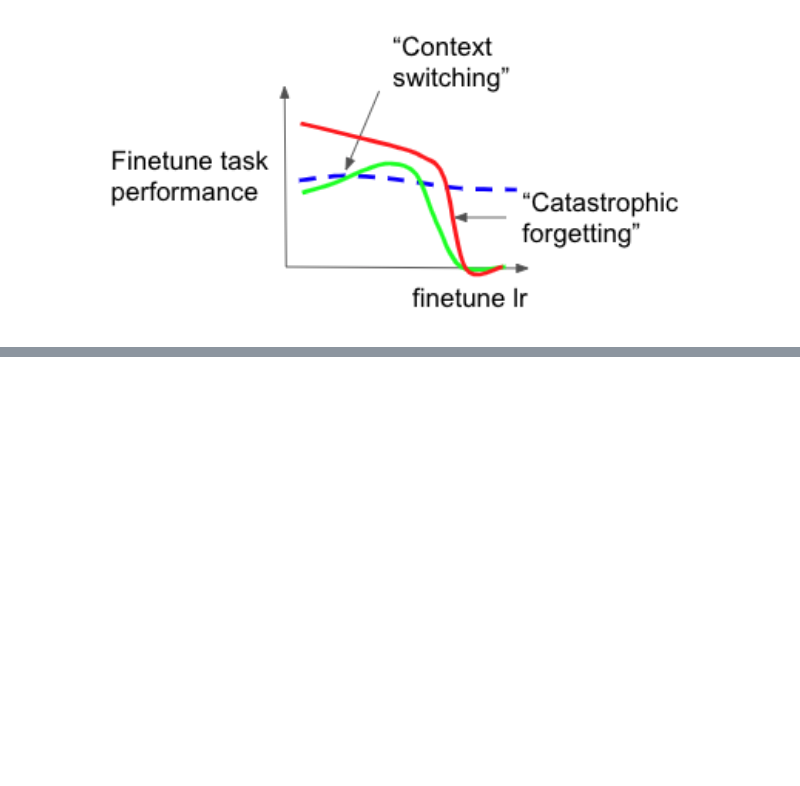
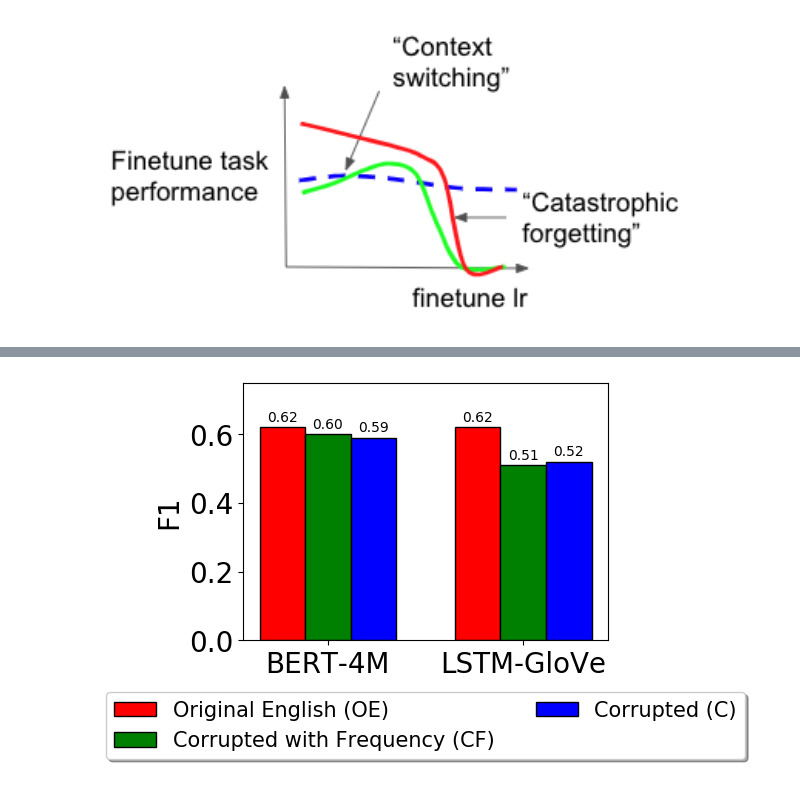
Before and after one commit to frankaging/limits-cross-domain-transfer, a Jupyter notebook: code/visualization_helpers.ipynb, the cells around one changed output, grey strips where cells are left out. Cells and saved outputs as stored; diff of their text form; code cells hidden in the pictures; blank space fills up the shorter version.

```diff
--- a/code/visualization_helpers.ipynb
+++ b/code/visualization_helpers.ipynb
@@ -348,0 +401,51 @@ Image(filename = "../data_files/exp3.png", width=600)
+# %%
+import matplotlib
+import matplotlib.pyplot as plt
+plt.rcParams["font.family"] = "Times New Roman"
+plt.style.use("default")
+font = {'family' : 'Times New Roman',
+        'size'   : 20}
+plt.rc('font', **font)
+
+groupby_names = ['BERT-4M', 'LSTM-GloVe']
+groups = [[0.62, 0.62],
+          [0.6, 0.51],
+          [0.59, 0.52]]
+group_names = ["Original English (OE)", "Corrupted with Frequency (CF)", "Corrupted (C)"]
+
+x = np.array([0, 1.5])  # the label
+width = 0.35  # the width of the bars
+
+fig, ax = plt.subplots(figsize=(6,5))
+rects1 = ax.bar(x - width, groups[0], width, label=group_names[0], edgecolor='black', color="red")
+rects2 = ax.bar(x, groups[1], width, label=group_names[1], edgecolor='black', color="green")
+rects3 = ax.bar(x + width, groups[2], width, label=group_names[2], edgecolor='black', color="blue")
+
+# Add some text for labels, title and custom x-axis tick labels, etc.
+ax.set_ylabel('F1')
+ax.set_xticks(x)
+ax.set_xticklabels(groupby_names)
+ax.legend(loc='lower center', bbox_to_anchor=(0.5, -0.5),
+      ncol=2, fancybox=True, shadow=True, fontsize=15)
+
+def autolabel(rects):
+    """Attach a text label above each bar in *rects*, displaying its height."""
+    for rect in rects:
+        height = rect.get_height()
+        ax.annotate('{:.2f}'.format(height),
+                    xy=(rect.get_x() + rect.get_width() / 2, height),
+                    xytext=(0, 2),  # 3 points vertical offset
+                    textcoords="offset points",
+                    ha='center', va='bottom', fontsize=10)
+autolabel(rects1)
+autolabel(rects2)
+autolabel(rects3)
+
+fig.tight_layout()
+
+# plt.title("", fontsize=15, pad=10)
+
+plt.ylim(0,0.75)
+plt.show()
+# %% [output]
+[figure, added]
```
Also changed, not shown: parts of 7 cells of this notebook, 6 other files.
